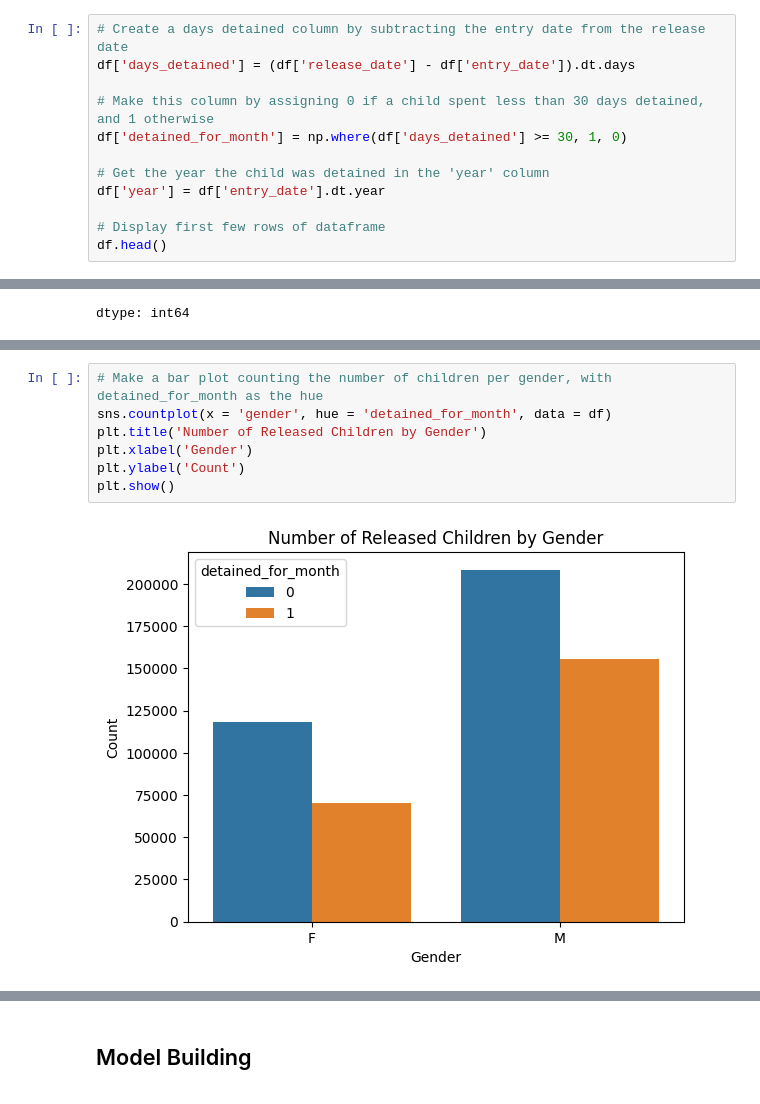
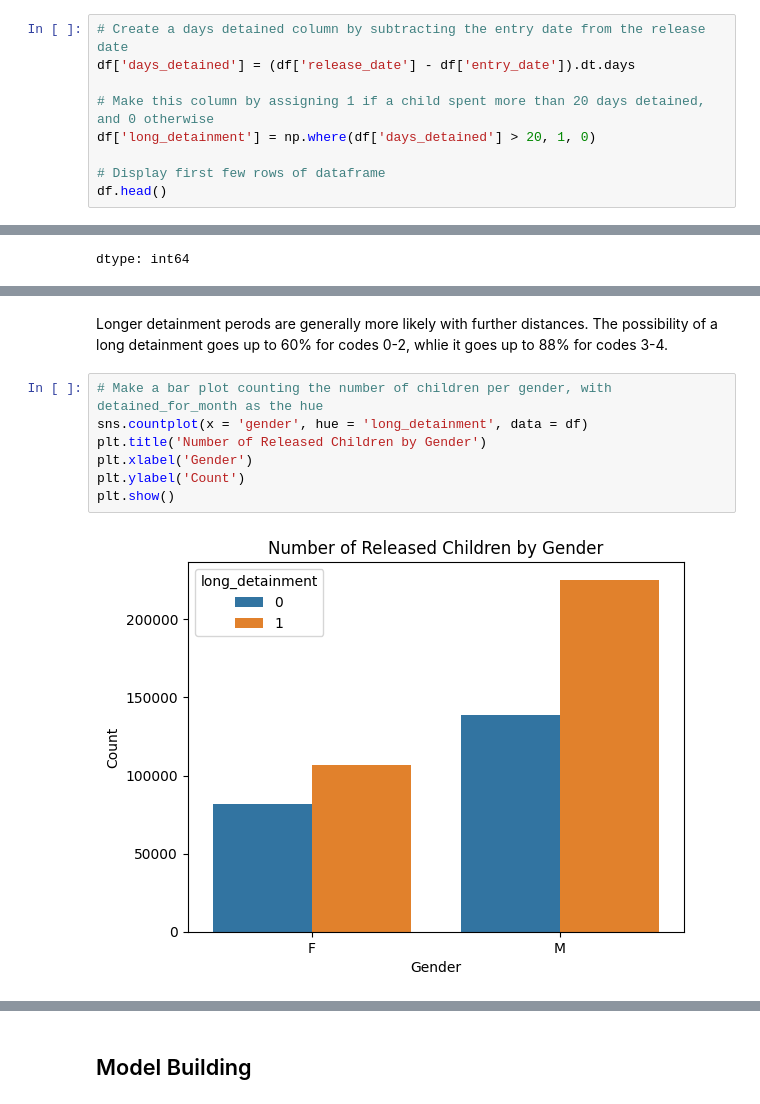
Before and after one commit to alyssarose05/Detained_U.S._Child_Migrants, a Jupyter notebook: V2_Migrant_children.ipynb, the cells around one changed output, grey strips where cells are left out. Saved outputs shown, nothing was run; the diff lists cells and outputs as text.

Commit message:
Update V2_Migrant_children.ipynb and fit_html.txt

```diff
--- a/V2_Migrant_children.ipynb
+++ b/V2_Migrant_children.ipynb
@@ -143,11 +144,8 @@ Index(['id', 'country', 'gender', 'entry_date', 'release_date',
 # Create a days detained column by subtracting the entry date from the release date
 df['days_detained'] = (df['release_date'] - df['entry_date']).dt.days
 
-# Make this column by assigning 0 if a child spent less than 30 days detained, and 1 otherwise
-df['detained_for_month'] = np.where(df['days_detained'] >= 30, 1, 0)
-
-# Get the year the child was detained in the 'year' column
-df['year'] = df['entry_date'].dt.year
+# Make this column by assigning 1 if a child spent more than 20 days detained, and 0 otherwise
+df['long_detainment'] = np.where(df['days_detained'] > 20, 1, 0)
 
 # Display first few rows of dataframe
 df.head()
@@ -410,9 +412,11 @@ plt.show()
+# %% [markdown]
+Longer detainment perods are generally more likely with further distances. The possibility of a long detainment goes up to 60% for codes 0-2, whlie it goes up to 88% for codes 3-4.
 # %%
 # Make a bar plot counting the number of children per gender, with detained_for_month as the hue
-sns.countplot(x = 'gender', hue = 'detained_for_month', data = df)
+sns.countplot(x = 'gender', hue = 'long_detainment', data = df)
 plt.title('Number of Released Children by Gender')
 plt.xlabel('Gender')
 plt.ylabel('Count')
 plt.show()
 # %% [output]
-[figure, old version]
+[figure, new version]
```
Also changed, not shown: parts of 38 cells of this notebook, 1 other file.
